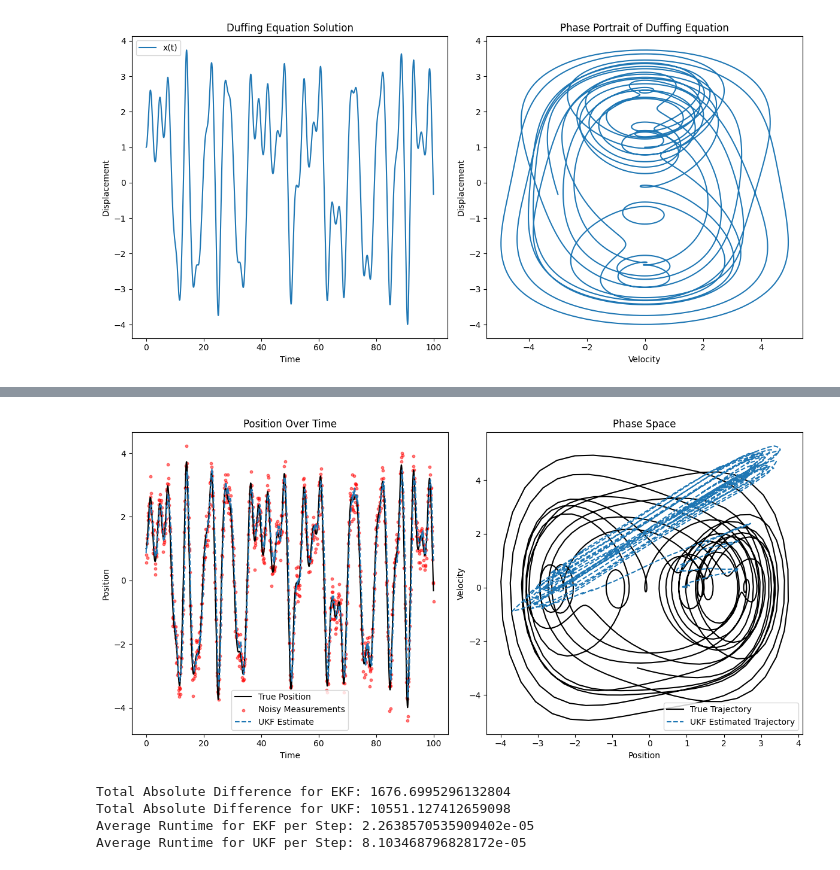
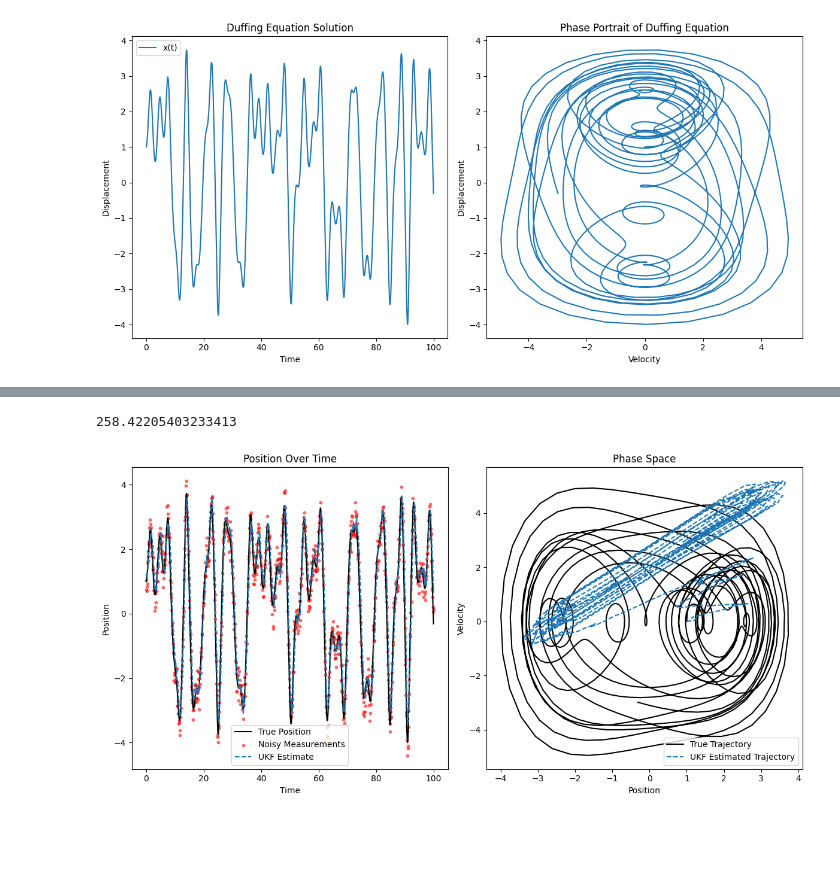
Before and after one commit to RemMyFav/UKF-vs-EKF-Analysis, a Jupyter notebook: duffering_equation/duffing_equation.ipynb, the cells around one changed output, grey strips where cells are left out. Drawn from its saved outputs; the diff is of its cells as text; code cells hidden in the pictures; blank space fills up the shorter version.

```diff
--- a/duffering_equation/duffing_equation.ipynb
+++ b/duffering_equation/duffing_equation.ipynb
@@ -221,89 +236,36 @@ for idx, z in enumerate(sol.y[0] + np.random.normal(0, np.sqrt(R[0, 0]), sol.y[0
     x_pred, P_pred, sigma_points_pred = ukf_predict(sigma_points, wm, wc, Q, dt, delta, alpha, beta, gamma, omega)
     x_ukf, P_ukf = ukf_update(x_pred, P_pred, sigma_points_pred, np.array([z]), R, H, wm, wc)
     ukf_estimates.append(x_ukf)
     sigma_points, _, _ = generate_sigma_points(x_ukf, P_ukf, 0.001, 0, 2)  # Regenerate sigma points after update
 
 ukf_estimates = np.array(ukf_estimates)
 
+squared_diff = (sol.y[0] - ukf_estimates[1:, 0])**2
+squared_sum_diff = np.sum(squared_diff)
+print(squared_sum_diff)
+
 # Plotting results
 plt.figure(figsize=(12, 6))
 plt.subplot(1, 2, 1)
 plt.plot(t_eval, sol.y[0], 'k', label='True Position')
 plt.scatter(t_eval, sol.y[0] + np.random.normal(0, np.sqrt(R[0, 0]), sol.y[0].shape), color='red', s=10, alpha=0.5, label='Noisy Measurements')
 plt.plot(t_eval, ukf_estimates[1:, 0], linestyle='--', label='UKF Estimate')
 
 plt.title('Position Over Time')
 plt.xlabel('Time')
 plt.ylabel('Position')
 plt.legend()
 
 plt.subplot(1, 2, 2)
 plt.plot(sol.y[0], sol.y[1], 'k', label='True Trajectory')
 plt.plot(ukf_estimates[:, 0], ukf_estimates[:, 1], linestyle='--', label='UKF Estimated Trajectory')
 plt.title('Phase Space')
 plt.xlabel('Position')
 plt.ylabel('Velocity')
 plt.legend()
 
 plt.tight_layout()
 plt.show()
 # %% [output]
+258.42205403233413
-[figure, old version]
+[figure, new version]
-# %%
-# Initialize lists for runtimes and differences
-ekf_runtimes = []
-ukf_runtimes = []
-ekf_differences = []
-ukf_differences = []
-
-# Initialize estimates
-ekf_estimates = [x_estimates[0].copy()]  # Assuming x_estimates is defined and copied as the initial state
-ukf_estimates = [x_ukf.copy()]  # Corrected from ukf_estimates.copy()
-P = np.eye(2) * 0.1
-P_ukf = np.eye(2) * 0.1  # Initialize covariance matrix for UKF
-
-# Perform filter updates
-for i, z in enumerate(sol.y[0] + np.random.normal(0, np.sqrt(R[0, 0]), sol.y[0].shape)):
-    true_state = sol.y[:, i]  # Current true state for comparison
-    t = t_eval[i]  # Current time
-
-    # EKF cycle
-    start_time_ekf = time.time()
-    x_pred, P_pred = ekf_predict(ekf_estimates[-1], P, Q, dt, delta, alpha, beta, gamma, omega, t)
-    z_arr = np.array([z])  # Measurement vector
-    x_upd, P_upd = ekf_update(x_pred, P_pred, z_arr, R, H)
-    end_time_ekf = time.time()
-    ekf_runtimes.append(end_time_ekf - start_time_ekf)
-
-    if i > 0:
-        ekf_estimates.append(x_upd)
-        # Calculate and store the absolute difference for EKF
-        ekf_diff = np.abs(x_upd - true_state).sum()  # Sum differences for all state dimensions
-        ekf_differences.append(ekf_diff)
-
-    # UKF cycle
-    start_time_ukf = time.time()
-    sigma_points, wm, wc = generate_sigma_points(ukf_estimates[-1], P_ukf, alpha, 0, beta)  # Use P_ukf for UKF
-    x_pred, P_pred, sigma_points_pred = ukf_predict(sigma_points, wm, wc, Q, dt, delta, alpha, beta, gamma, omega)
-    x_upd, P_upd = ukf_update(x_pred, P_pred, sigma_points_pred, np.array([z]), R, H, wm, wc)
-    end_time_ukf = time.time()
-    ukf_runtimes.append(end_time_ukf - start_time_ukf)
-
-    if i > 0:
-        ukf_estimates.append(x_upd)
-        # Calculate and store the absolute difference for UKF
-        ukf_diff = np.abs(x_upd - true_state).sum()  # Sum differences for all state dimensions
-        ukf_differences.append(ukf_diff)
-
-# Summarize results
-ekf_total_diff = np.sum(ekf_differences)
-ukf_total_diff = np.sum(ukf_differences)
-print("Total Absolute Difference for EKF:", ekf_total_diff)
-print("Total Absolute Difference for UKF:", ukf_total_diff)
-print("Average Runtime for EKF per Step:", np.mean(ekf_runtimes))
-print("Average Runtime for UKF per Step:", np.mean(ukf_runtimes))
-# %% [output]
-Total Absolute Difference for EKF: 1676.6995296132804
-Total Absolute Difference for UKF: 10551.127412659098
-Average Runtime for EKF per Step: 2.2638570535909402e-05
-Average Runtime for UKF per Step: 8.103468796828172e-05
```
Also changed, not shown: parts of 4 cells of this notebook.
